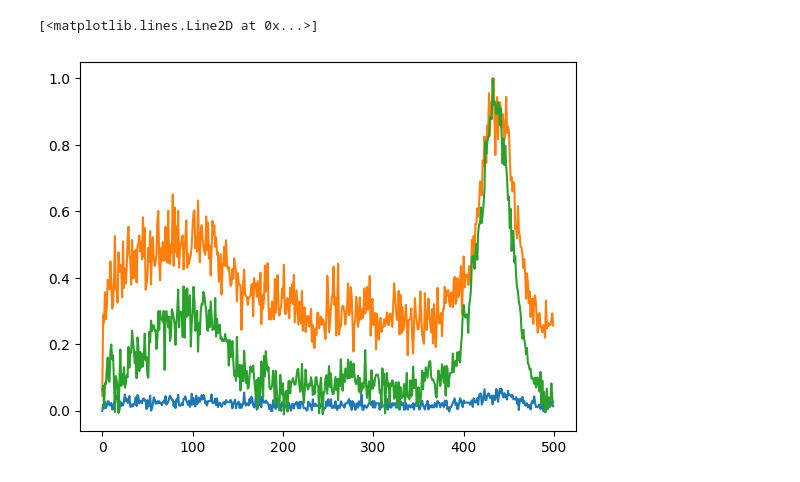
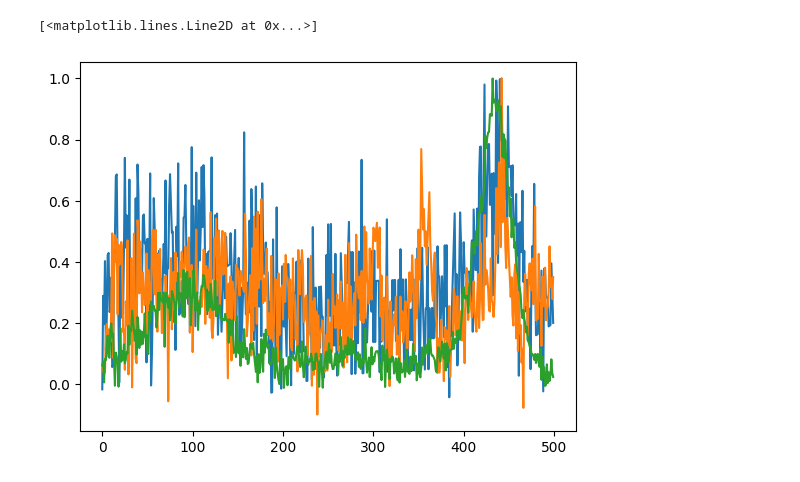
Before and after one commit to ciaranbench/spectral-denoising-cycleGAN, a Jupyter notebook: Classical_denoising.ipynb, the cells around one changed output. Cells and saved outputs as stored; diff of their text form; code cells hidden in the pictures.

```diff
--- a/Classical_denoising.ipynb
+++ b/Classical_denoising.ipynb
@@ -60,13 +98,17 @@ plt.plot(network_pred_GT[index])
 # %%
-test_example = np.squeeze(noisy_va[0:100,:])
+test_example = np.squeeze(network_pred_input)
 
 
-for i in range(np.shape(test_example)[0]):
-    baseObj=BaselineRemoval(test_example[i])
-    test_example[i]=baseObj.ModPoly(3)
 
 
-y_smooth = signal.savgol_filter(test_example, window_length=15, polyorder=3, mode="nearest")
+
+y_smooth = signal.savgol_filter(test_example, window_length=50, polyorder=3, mode="nearest")
+
+
+for i in range(np.shape(y_smooth)[0]):
+    baseObj=BaselineRemoval(y_smooth[i])
+    mod=baseObj.ModPoly(3)
+    y_smooth[i]=mod/np.max(mod)
 # %%
 np.shape(y_smooth)
 # %% [output]
@@ -74,9 +116,9 @@ np.shape(y_smooth)
 # %%
-for i in range(np.shape(y_smooth)[0]):
-    y_smooth[i] = y_smooth[i]/np.max(y_smooth[i])
+#for i in range(np.shape(y_smooth)[0]):
+ #   y_smooth[i] = y_smooth[i]/np.max(y_smooth[i])
 
 
-plt.plot(test_example[index])
+plt.plot(network_pred_input_baseline_norm[index])
 plt.plot(y_smooth[index])
 plt.plot(network_pred_GT[index])
 # %% [output]
@@ -92,14 +134,14 @@ print(SG_MSE)
 
 from sklearn.decomposition import PCA, KernelPCA
 
-pca = PCA(n_components=32)
-kernel_pca = KernelPCA(
-    n_components=400, kernel="rbf", gamma=1e-3, fit_inverse_transform=True, alpha=5e-3
-)
+pca = PCA(n_components=50)
+#kernel_pca = KernelPCA(
+#    n_components=15, kernel="rbf", gamma=1e-3, fit_inverse_transform=True, alpha=5e-3
+#)
 
-pca.fit(noisy_va)
-_ = kernel_pca.fit(test_example)
+pca.fit(np.squeeze(np.squeeze(noisy_tr)))
+#_ = kernel_pca.fit(np.squeeze(noisy_tr))
 
-X_reconstructed_kernel_pca = kernel_pca.inverse_transform(
-    kernel_pca.transform(test_example)
-)
+#X_reconstructed_kernel_pca = kernel_pca.inverse_transform(
+#    kernel_pca.transform(test_example)
+#)
@@ -108,7 +152,9 @@ X_reconstructed_pca = pca.inverse_transform(pca.transform(test_example))
 # %%
 
 for i in range(np.shape(X_reconstructed_pca)[0]):
-    X_reconstructed_pca[i] = X_reconstructed_pca[i]/np.max(X_reconstructed_pca[i])
+    baseObj=BaselineRemoval(X_reconstructed_pca[i])
+    mod=baseObj.ModPoly(3)
+    X_reconstructed_pca[i]=mod/np.max(mod)
 # %%
 PCA_MSE = np.mean(np.mean((np.squeeze(X_reconstructed_pca) - np.squeeze(network_pred_GT))**2,axis=1))
 print(PCA_MSE)
@@ -117,7 +163,7 @@ print(PCA_MSE)
 # %%
-plt.plot(test_example[index])
+plt.plot(network_pred_input_baseline_norm[index])
 plt.plot(np.squeeze(X_reconstructed_pca[index]))
 plt.plot(network_pred_GT[index])
 # %% [output]
 [<matplotlib.lines.Line2D at 0x...>]
-[figure, old version]
+[figure, new version]
```
Also changed, not shown: parts of 17 cells of this notebook.
